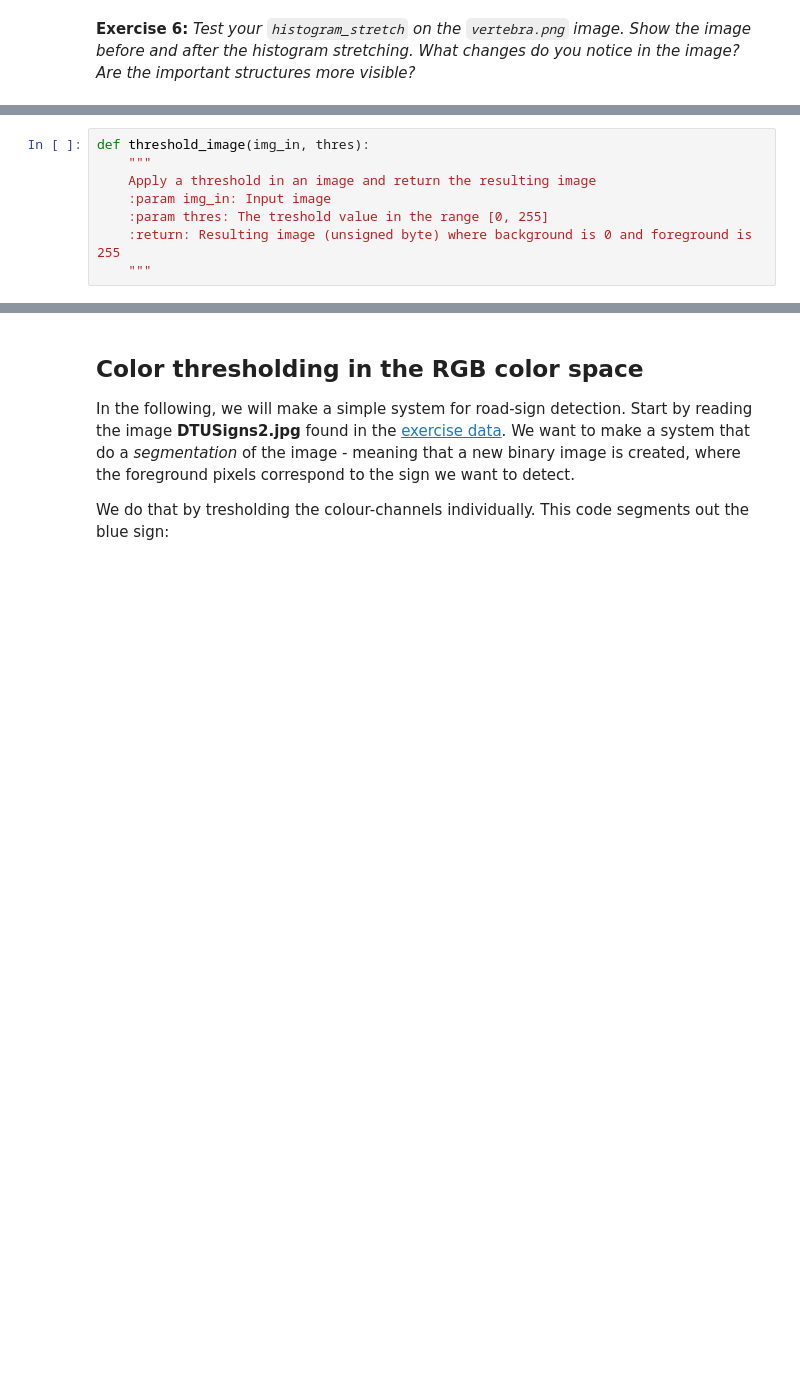
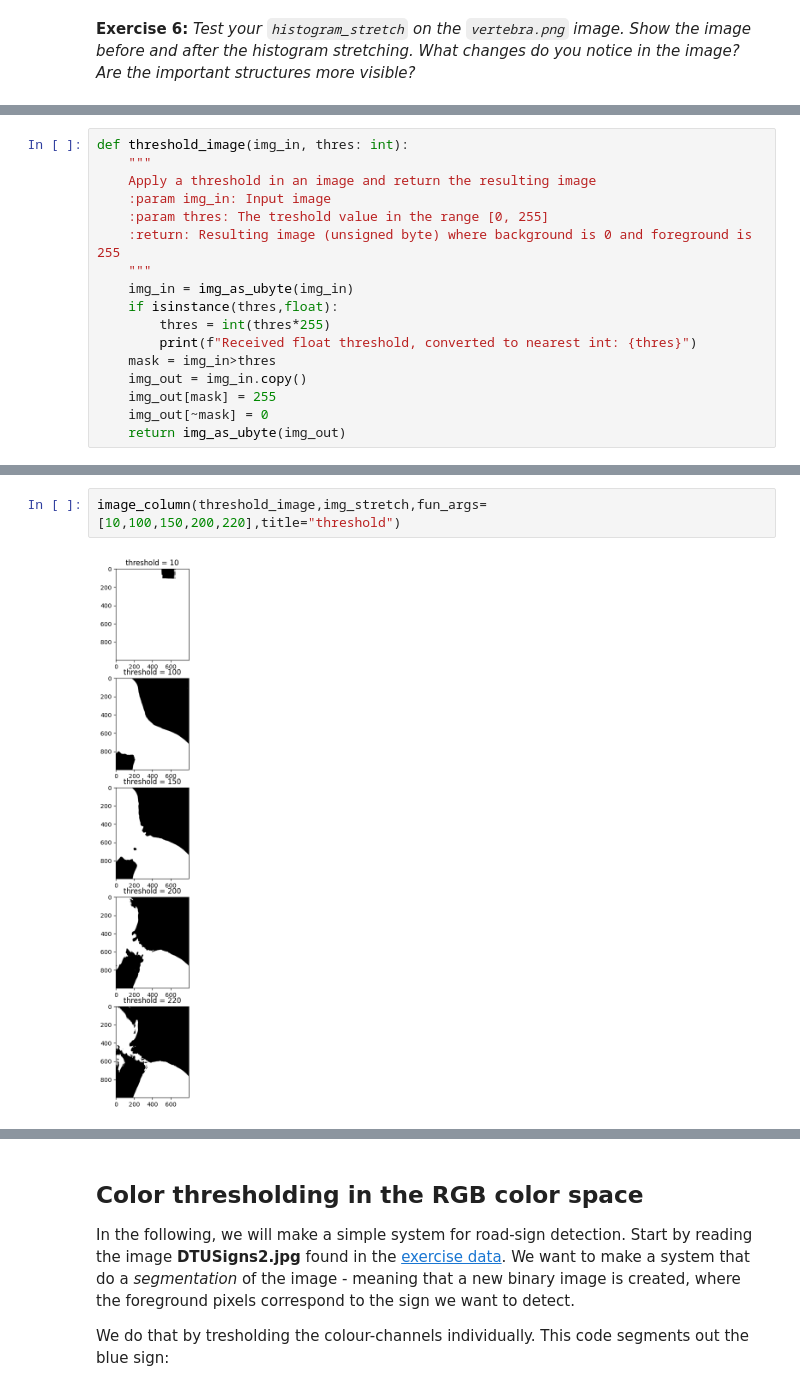
Before and after one commit to ludvikpet/02503-grind, a Jupyter notebook: max/exercises/ex3-PixelwiseOperations/src/ex3.ipynb, the cells around one changed output, grey strips where cells are left out. Cells and saved outputs as stored; diff of their text form; blank space fills up the shorter version.

```diff
--- a/max/exercises/ex3-PixelwiseOperations/src/ex3.ipynb
+++ b/max/exercises/ex3-PixelwiseOperations/src/ex3.ipynb
@@ -116,8 +234,17 @@ Now we will try to implement some functions that can seperate an image into *seg
 # %%
-def threshold_image(img_in, thres):
+def threshold_image(img_in, thres: int):
     """
     Apply a threshold in an image and return the resulting image
     :param img_in: Input image
     :param thres: The treshold value in the range [0, 255]
     :return: Resulting image (unsigned byte) where background is 0 and foreground is 255
     """
+    img_in = img_as_ubyte(img_in)
+    if isinstance(thres,float):
+        thres = int(thres*255)
+        print(f"Received float threshold, converted to nearest int: {thres}")
+    mask = img_in>thres
+    img_out = img_in.copy()
+    img_out[mask] = 255
+    img_out[~mask] = 0
+    return img_as_ubyte(img_out)
@@ -124 +255,5 @@ def threshold_image(img_in, thres):
+# %%
+image_column(threshold_image,img_stretch,fun_args=[10,100,150,200,220],title="threshold")
+# %% [output]
+[figure, added]
 # %% [markdown]
```
Also changed, not shown: parts of 27 cells of this notebook, 25 other files.
